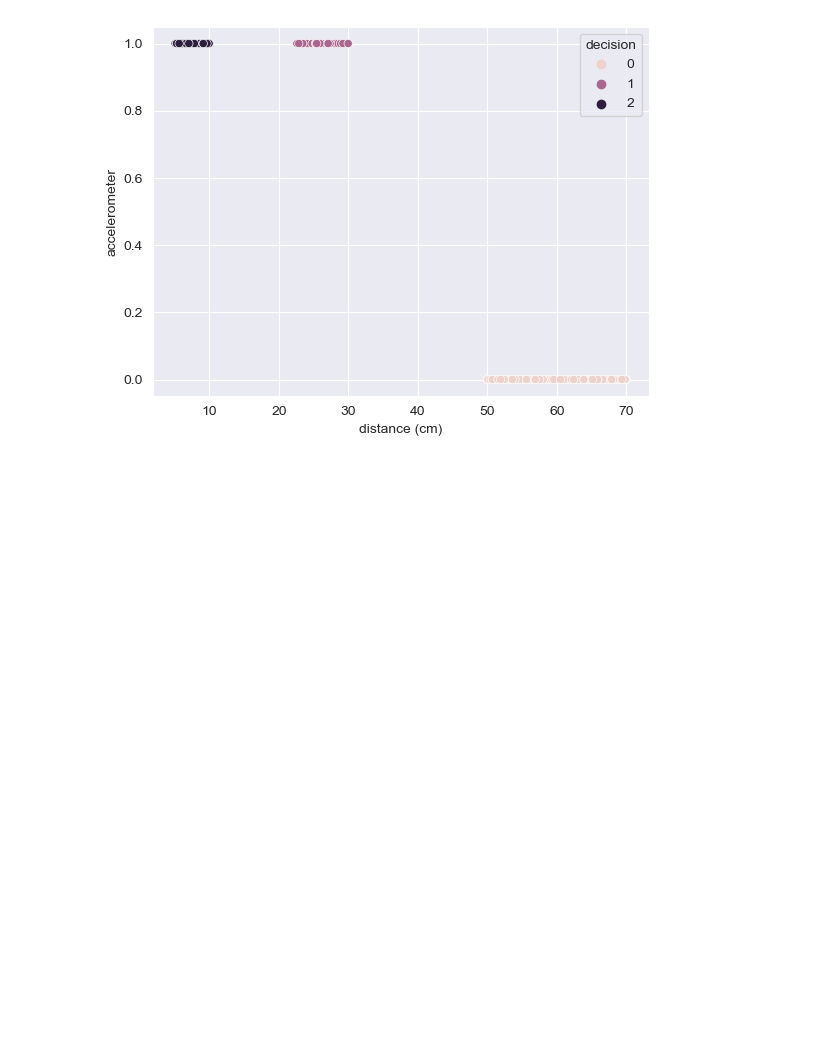
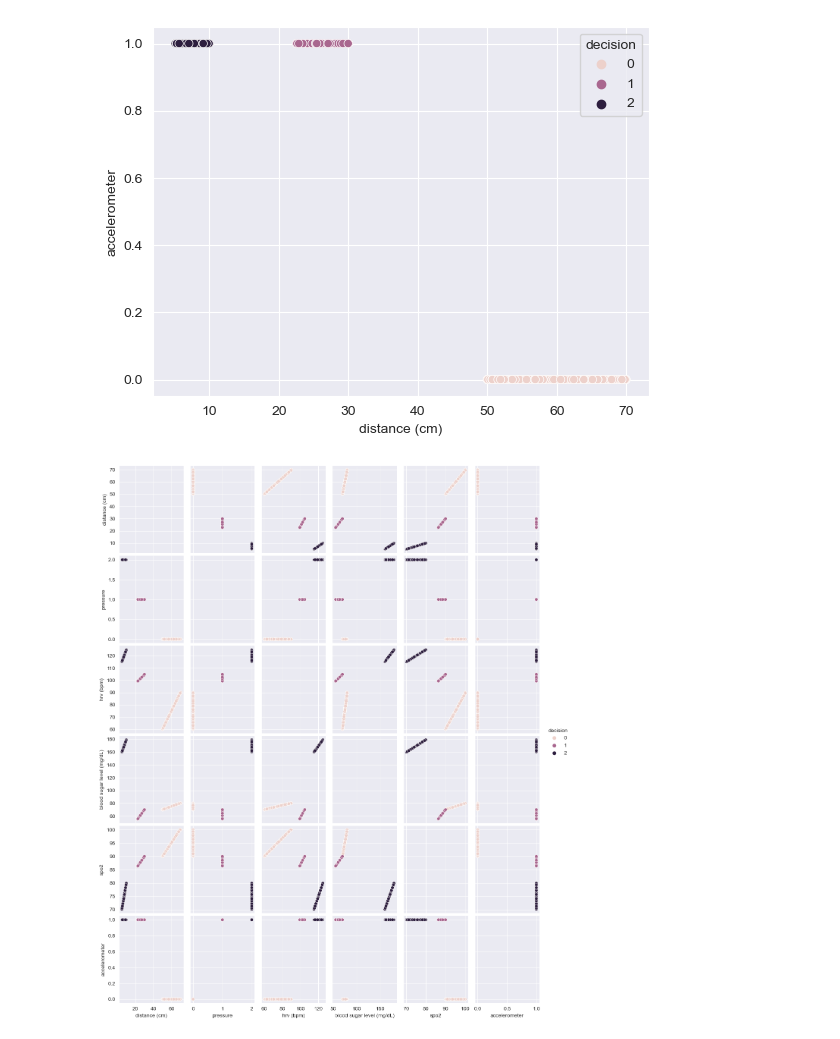
Before and after one commit to kevinbrnett/Fall-Prediction-Model, a Jupyter notebook: Exploratory Data Analysis.ipynb, the cells around one changed output. Cells and saved outputs as stored; diff of their text form; code cells hidden in the pictures; blank space fills up the shorter version.

```diff
--- a/Exploratory Data Analysis.ipynb
+++ b/Exploratory Data Analysis.ipynb
@@ -275,3 +284,7 @@ sns.scatterplot(data=df, x=df['distance (cm)'], y=df['accelerometer'],
                 hue=df['decision']);
 # %% [output]
 [figure]
+# %%
+sns.pairplot(data=df, hue='decision', diag_kind='none', height=2.5, aspect=.8);
+# %% [output]
+[figure, added]
```
Also changed, not shown: parts of 8 cells of this notebook.
